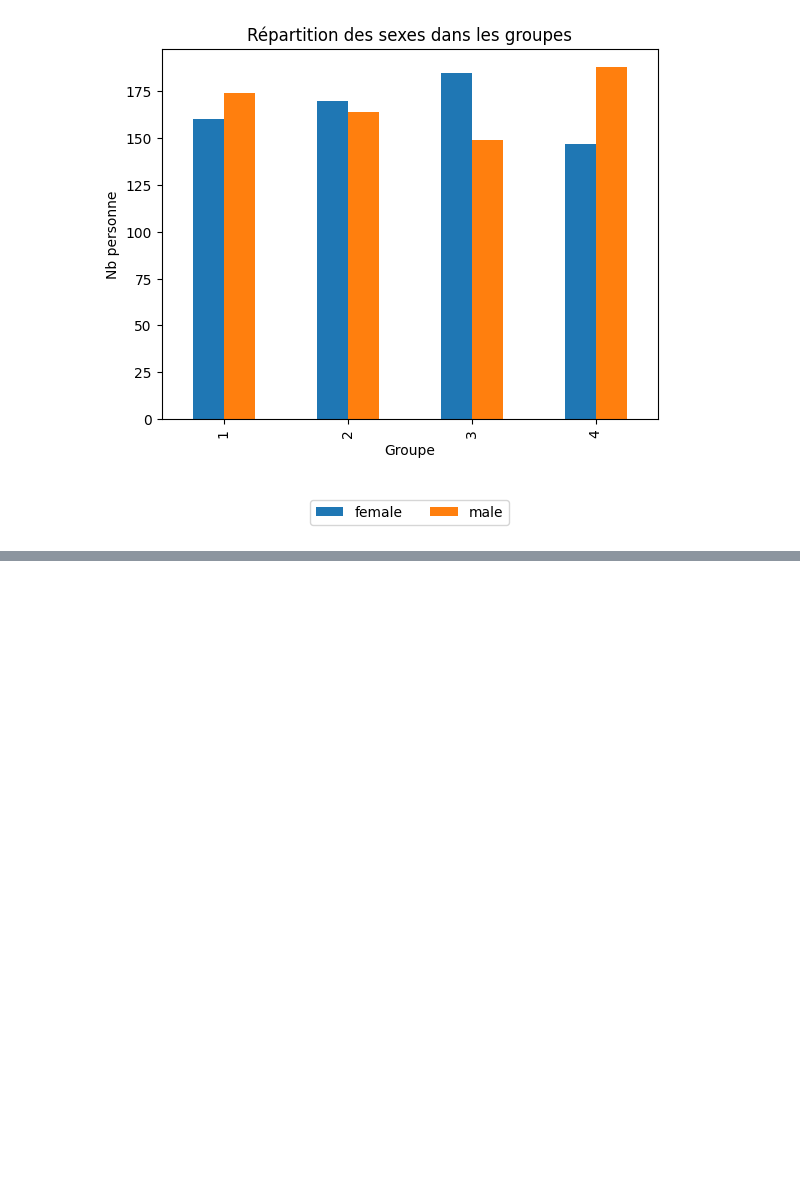
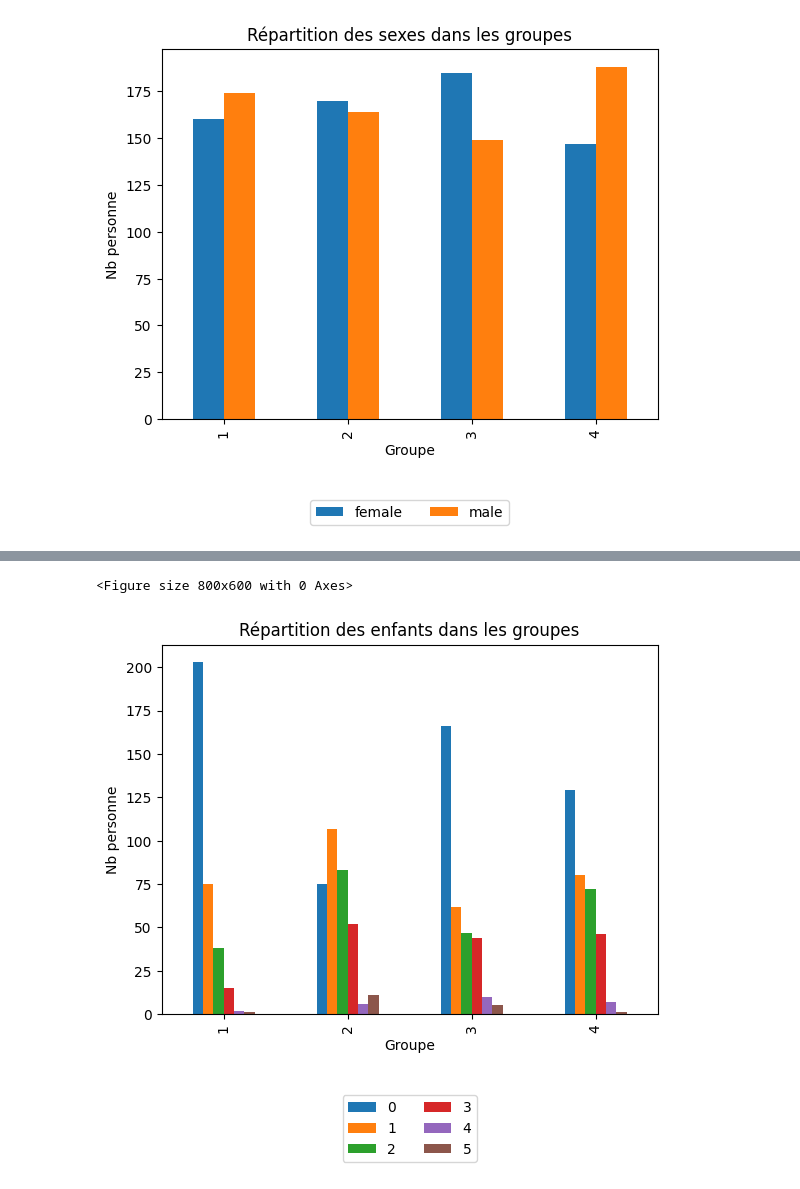
Before and after one commit to ChristianPRO1982/insurance_premium_SC, a Jupyter notebook: chris.ipynb, the cells around one changed output, grey strips where cells are left out. Saved outputs shown, nothing was run; the diff lists cells and outputs as text; code cells hidden in the pictures; blank space fills up the shorter version.

```diff
--- a/chris.ipynb
+++ b/chris.ipynb
@@ -227,0 +311,21 @@ plt.show()
+# %%
+df_graph = pd.DataFrame(df_children)
+
+# Création d'un graphique à barres à partir du DataFrame
+plt.figure(figsize=(8, 6))  # Définit la taille de la figure
+
+df_graph.plot(x='group', y=['0', '1', '2', '3', '4', '5'], kind='bar')
+
+# Ajouter des labels et un titre
+plt.xlabel('Groupe')
+plt.ylabel('Nb personne')
+plt.title('Répartition des enfants dans les groupes')
+
+# Afficher la légende en dessous du graphique
+plt.legend(loc='upper center', bbox_to_anchor=(0.5, -0.2), ncol=2)
+
+# Afficher le graphique
+plt.show()
+# %% [output]
+<Figure size 800x600 with 0 Axes>
+[figure, added]
```
Also changed, not shown: parts of 20 cells of this notebook.
